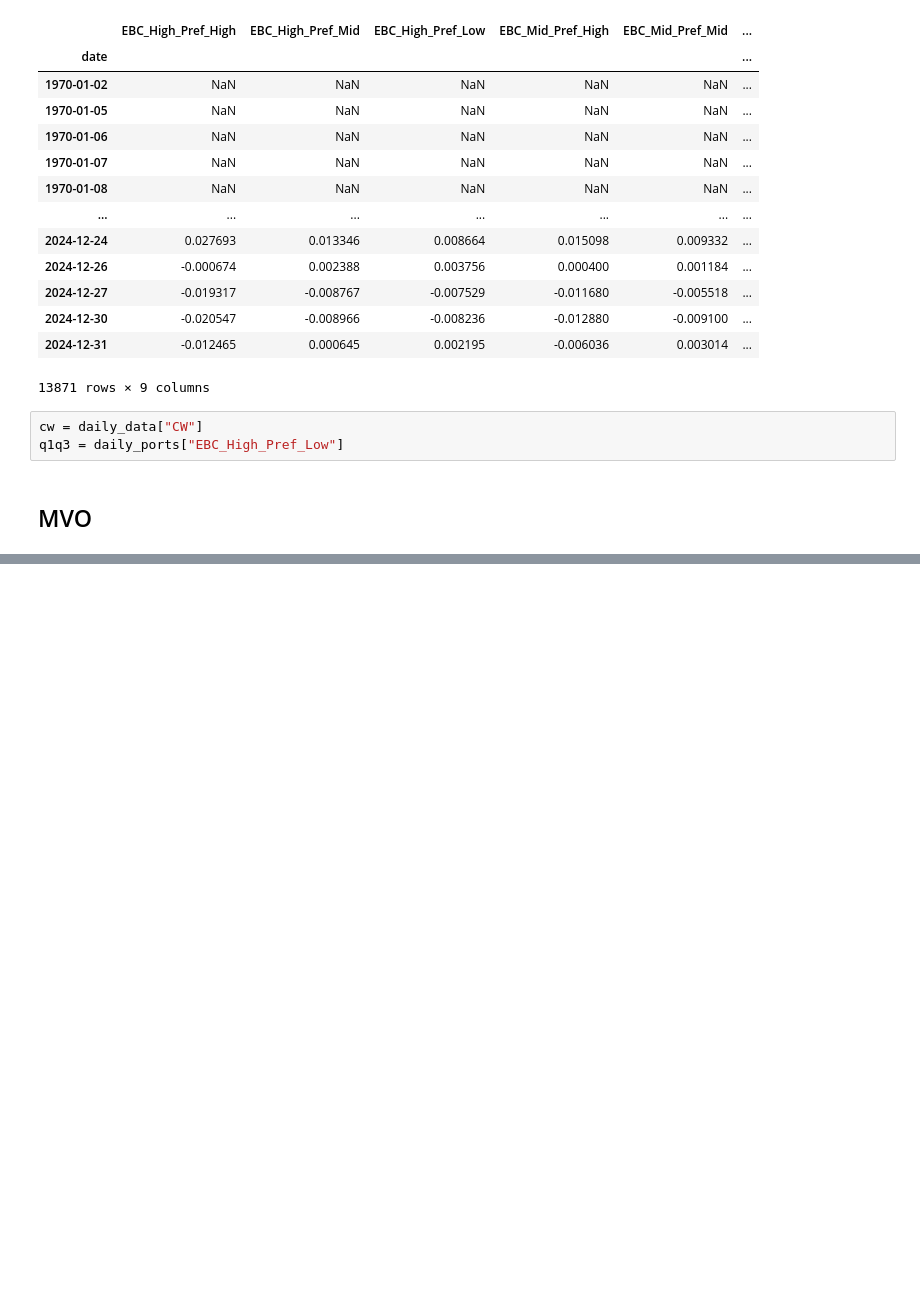
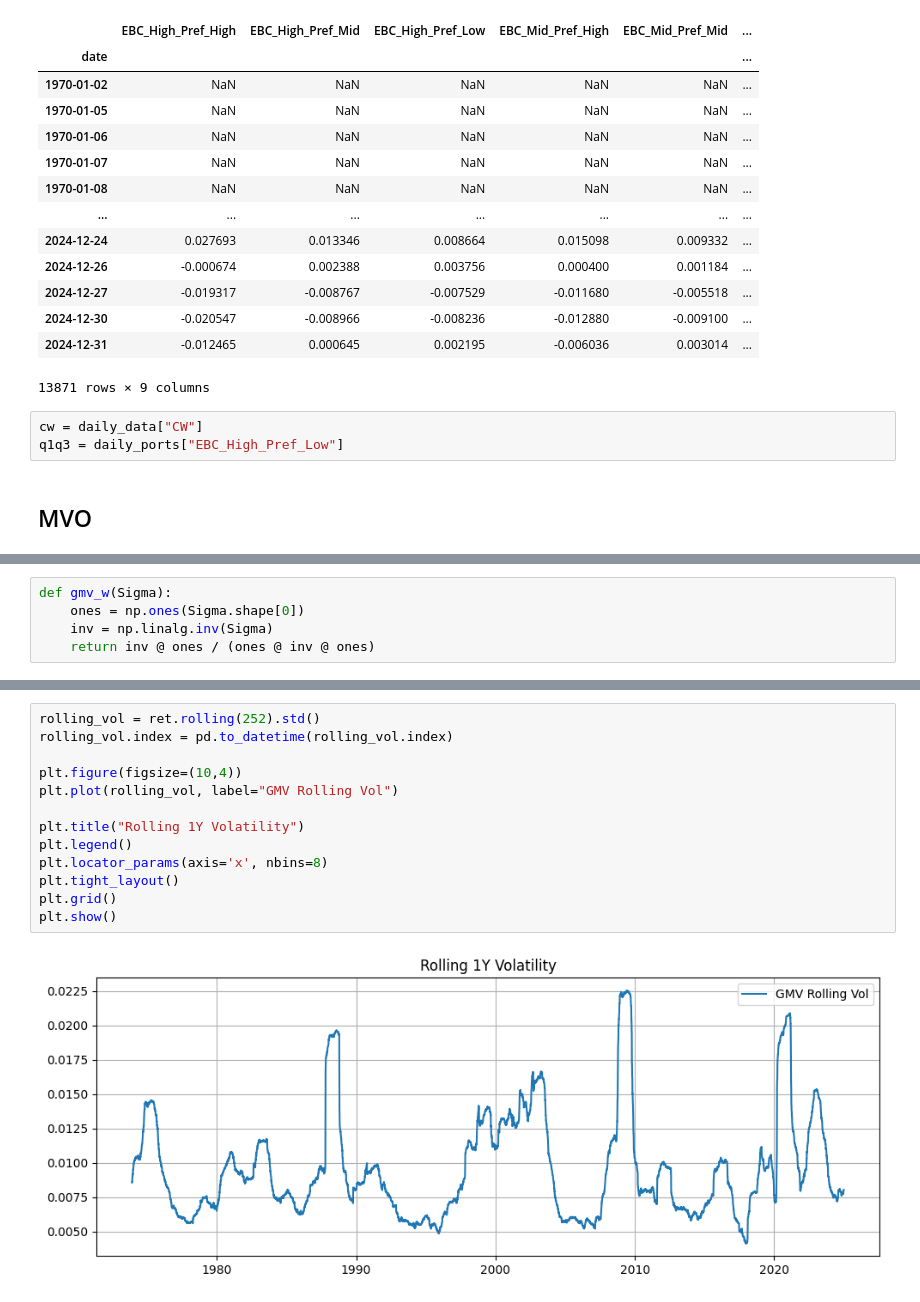
Before and after one commit to eviprous/Invesco_Research_Project, a Jupyter notebook: notebooks/portfolios_comb.ipynb, the cells around one changed output, grey strips where cells are left out. Saved outputs shown, nothing was run; the diff lists cells and outputs as text; blank space fills up the shorter version.

```diff
--- a/notebooks/portfolios_comb.ipynb
+++ b/notebooks/portfolios_comb.ipynb
@@ -352,0 +85,5 @@ rank_by_regime
+# %%
+def gmv_w(Sigma):
+    ones = np.ones(Sigma.shape[0])
+    inv = np.linalg.inv(Sigma)
+    return inv @ ones / (ones @ inv @ ones)
@@ -352,0 +172,15 @@ rank_by_regime
+# %%
+rolling_vol = ret.rolling(252).std()
+rolling_vol.index = pd.to_datetime(rolling_vol.index)
+
+plt.figure(figsize=(10,4))
+plt.plot(rolling_vol, label="GMV Rolling Vol")
+
+plt.title("Rolling 1Y Volatility")
+plt.legend()
+plt.locator_params(axis='x', nbins=8)
+plt.tight_layout()
+plt.grid()
+plt.show()
+# %% [output]
+[figure, added]
```
Also changed, not shown: parts of 34 cells of this notebook.
